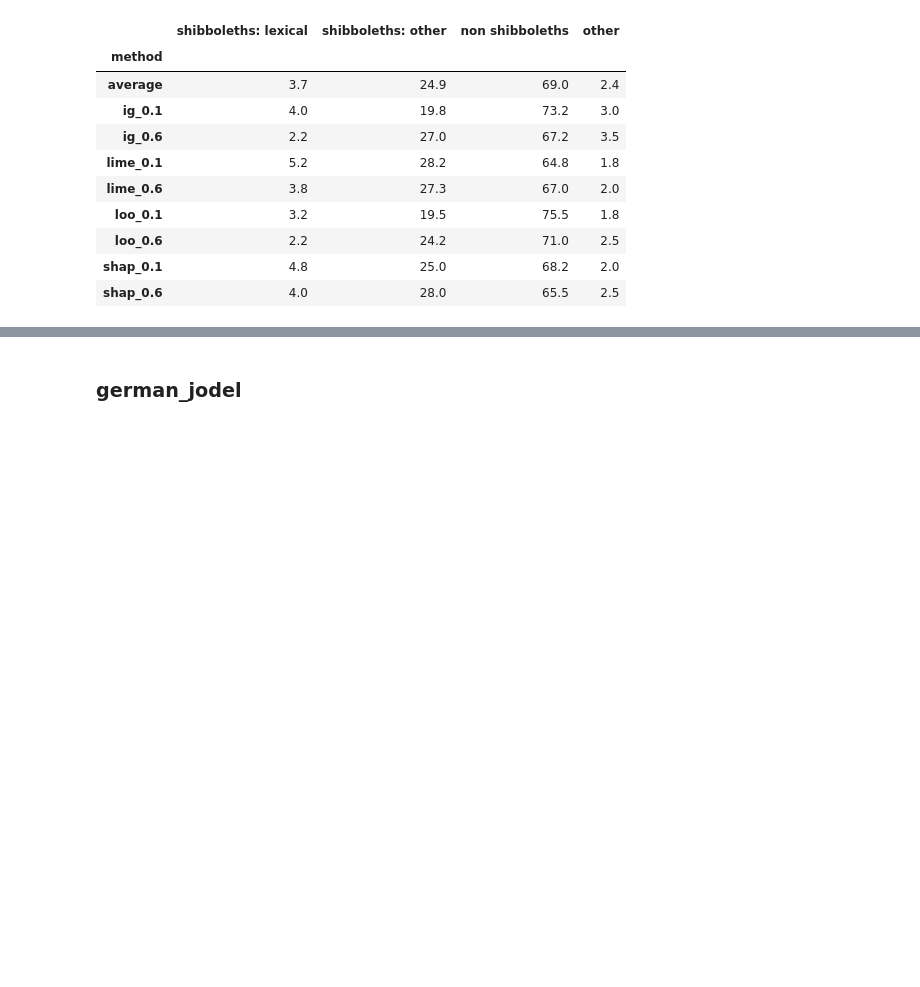
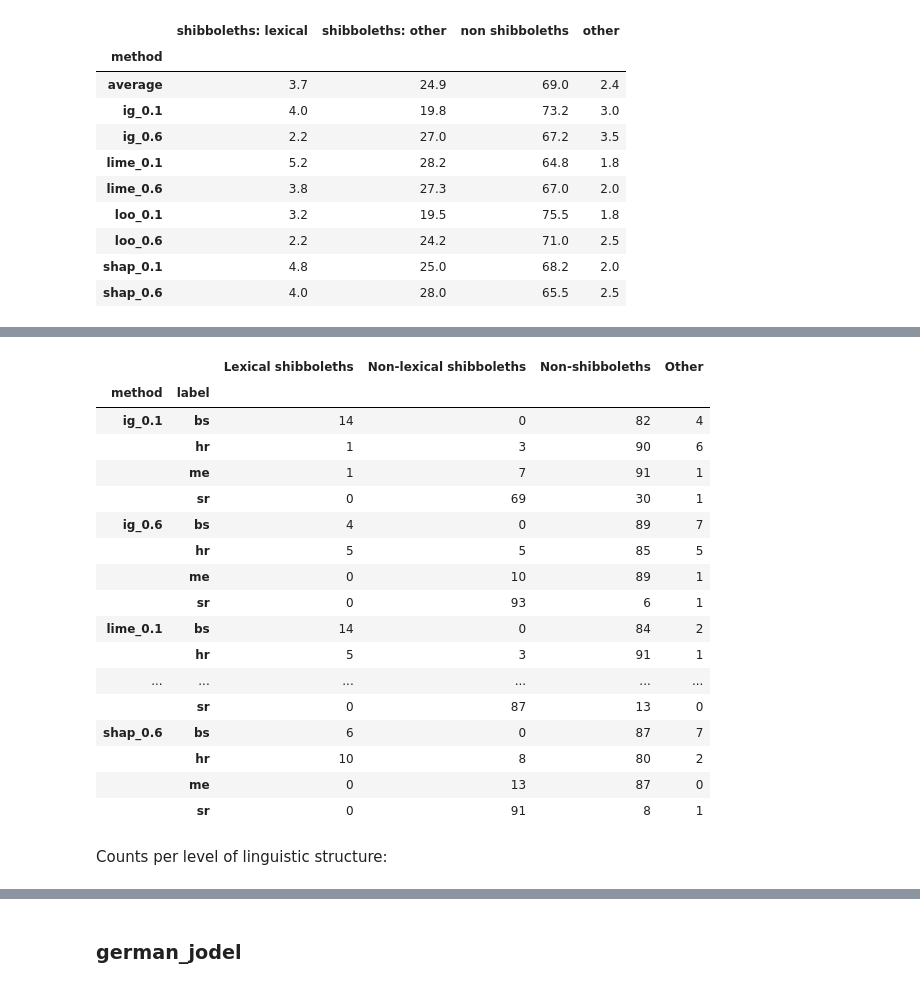
Before and after one commit to Helsinki-NLP/shibboleth, a Jupyter notebook: vizs/shib-eval-contents/count-annotations.ipynb, the cells around one changed output, grey strips where cells are left out. Drawn from its saved outputs; the diff is of its cells as text; code cells hidden in the pictures; blank space fills up the shorter version.

```diff
--- a/vizs/shib-eval-contents/count-annotations.ipynb
+++ b/vizs/shib-eval-contents/count-annotations.ipynb
@@ -360,0 +459,21 @@ bcms_twitter_overview
+# %%
+def get_counts_bcms_twitter(df):
+    methods = df['method'].unique()
+    classes = df['label'].unique()
+    counts = {}
+    for m in methods:
+        counts[m] = {}
+        for c in classes:
+            counts[m][c] = []
+            work_df = df[(df['method'] == m) & (df['label'] == c)]
+            lex = len(work_df[(work_df['shibboleth'] == 'yes') & (work_df['feature'] == 'lex')])
+            nonlex = len(work_df[(work_df['shibboleth'] == 'yes') & (work_df['feature'] != 'lex')])
+            nonshib = len(work_df[(work_df['shibboleth'] == 'no')])
+            other = len(work_df[(work_df['shibboleth'] != 'yes') & (work_df['shibboleth'] != 'no')])
+            sum = lex + nonlex + nonshib + other
+            counts[m][c].extend([lex, nonlex, nonshib, other, sum])
+    return counts
+# %%
+bcms_twitter_df2 = bcms_twitter_df.join(bcms_twitter_methods_df, how='left', on='file')
+bcms_twitter_counts = get_counts_bcms_twitter(bcms_twitter_df2)
+bcms_twitter_counts
@@ -360,0 +498,29 @@ bcms_twitter_overview
+# %%
+bcms_twitter_counts_df = pd.DataFrame.from_dict(bcms_twitter_counts, orient='index').stack().to_frame()
+bcms_twitter_counts_df[['Lexical shibboleths', 'Non-lexical shibboleths', 'Non-shibboleths', 'Other', 'sum']] = bcms_twitter_counts_df.loc[:, 0].to_list()
+bcms_twitter_counts_df = bcms_twitter_counts_df.drop(columns=[bcms_twitter_counts_df.columns[0]]).drop(columns=['sum'])
+bcms_twitter_counts_df.index.names = ['method', 'label']
+bcms_twitter_counts_df = bcms_twitter_counts_df.sort_values(['method', 'label'])
+bcms_twitter_counts_df.to_csv('tables/bcms_twitter_perclass.csv')
+bcms_twitter_counts_df
+# %% [output]
+|  |  | Lexical shibboleths | Non-lexical shibboleths | Non-shibboleths | Other |
+| method | label |  |  |  |  |
+| ig_0.1 | bs | 14 | 0 | 82 | 4 |
+|  | hr | 1 | 3 | 90 | 6 |
+|  | me | 1 | 7 | 91 | 1 |
+|  | sr | 0 | 69 | 30 | 1 |
+| ig_0.6 | bs | 4 | 0 | 89 | 7 |
+|  | hr | 5 | 5 | 85 | 5 |
+|  | me | 0 | 10 | 89 | 1 |
+|  | sr | 0 | 93 | 6 | 1 |
+| lime_0.1 | bs | 14 | 0 | 84 | 2 |
+|  | hr | 5 | 3 | 91 | 1 |
+| ... | ... | ... | ... | ... | ... |
+|  | sr | 0 | 87 | 13 | 0 |
+| shap_0.6 | bs | 6 | 0 | 87 | 7 |
+|  | hr | 10 | 8 | 80 | 2 |
+|  | me | 0 | 13 | 87 | 0 |
+|  | sr | 0 | 91 | 8 | 1 |
+# %% [markdown]
+Counts per level of linguistic structure:
```
Also changed, not shown: parts of 48 cells of this notebook, 15 other files.
